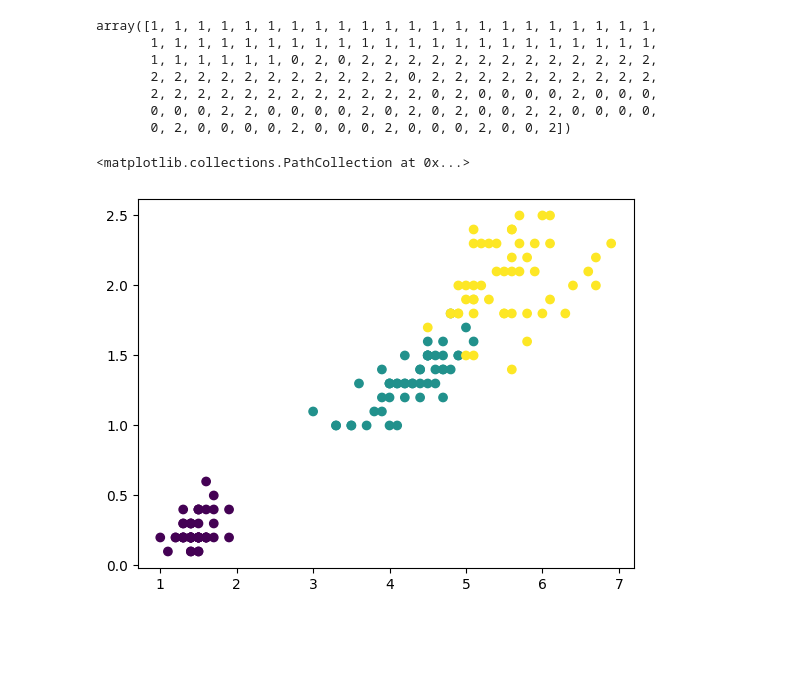
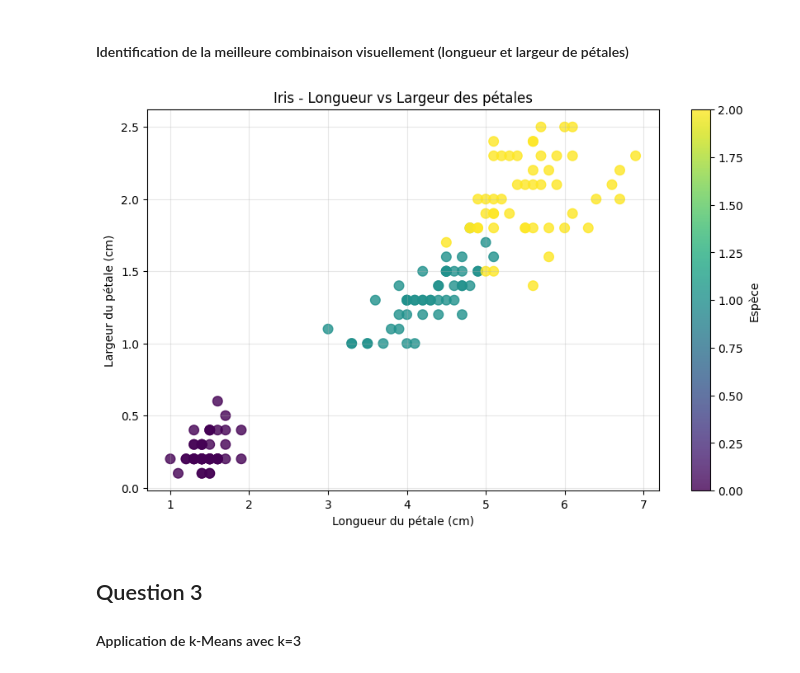
Before and after one commit to HananFA/kmeans_tp, a Jupyter notebook: exercice2.ipynb, the cells around one changed output. Drawn from its saved outputs; the diff is of its cells as text; code cells hidden in the pictures; blank space fills up the shorter version.

```diff
--- a/exercice2.ipynb
+++ b/exercice2.ipynb
@@ -47,19 +60,20 @@ sns.pairplot(df,hue="target",palette={0:"orange",1:"skyblue",2:"green"})
+# %% [markdown]
+#### Identification de la meilleure combinaison visuellement (longueur et largeur de pétales)
+# %%
+plt.figure(figsize=(10, 6))
+plt.scatter(df['petal length (cm)'], df['petal width (cm)'], c=df['target'], cmap='viridis', s=70, alpha=0.8)
+plt.title('Iris - Longueur vs Largeur des pétales')
+plt.xlabel('Longueur du pétale (cm)')
+plt.ylabel('Largeur du pétale (cm)')
+plt.colorbar(label='Espèce')
+plt.grid(True, alpha=0.3)
+plt.show()
+# %% [output]
+[figure, added]
+# %% [markdown]
+## Question 3
+#### Application de k-Means avec k=3
 # %%
 model = KMeans(n_clusters=3,random_state=42)
 model.fit(X)
 labels = model.labels_
-# %%
-labels
-# %% [output]
-array([1, 1, 1, 1, 1, 1, 1, 1, 1, 1, 1, 1, 1, 1, 1, 1, 1, 1, 1, 1, 1, 1,
-       1, 1, 1, 1, 1, 1, 1, 1, 1, 1, 1, 1, 1, 1, 1, 1, 1, 1, 1, 1, 1, 1,
-       1, 1, 1, 1, 1, 1, 0, 2, 0, 2, 2, 2, 2, 2, 2, 2, 2, 2, 2, 2, 2, 2,
-       2, 2, 2, 2, 2, 2, 2, 2, 2, 2, 2, 0, 2, 2, 2, 2, 2, 2, 2, 2, 2, 2,
-       2, 2, 2, 2, 2, 2, 2, 2, 2, 2, 2, 2, 0, 2, 0, 0, 0, 0, 2, 0, 0, 0,
-       0, 0, 0, 2, 2, 0, 0, 0, 0, 2, 0, 2, 0, 2, 0, 0, 2, 2, 0, 0, 0, 0,
-       0, 2, 0, 0, 0, 0, 2, 0, 0, 0, 2, 0, 0, 0, 2, 0, 0, 2])
-# %%
-plt.scatter(X[:, 2], X[:, 3], c=y)
-# %% [output]
-<matplotlib.collections.PathCollection at 0x...>
-[figure, removed]
```
Also changed, not shown: parts of 40 cells of this notebook.
